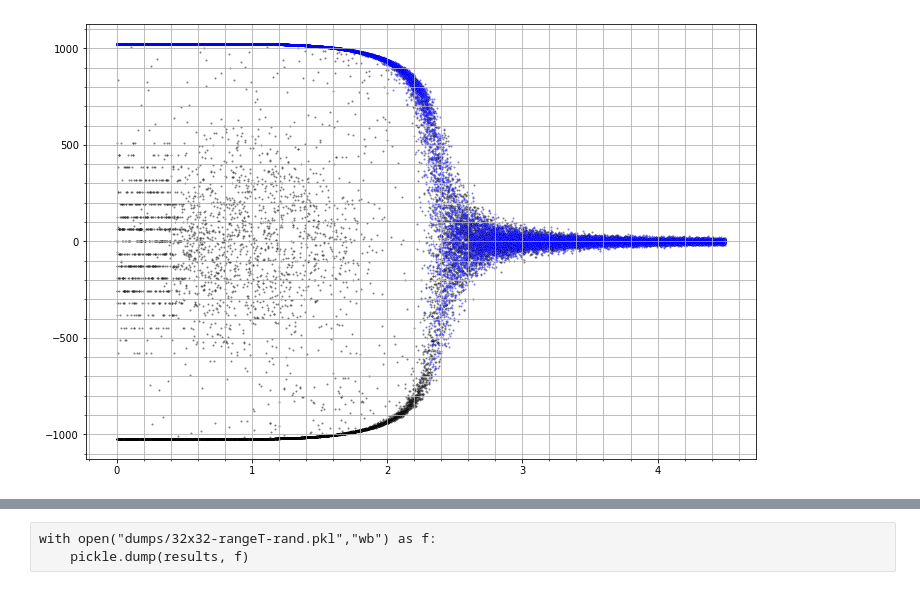
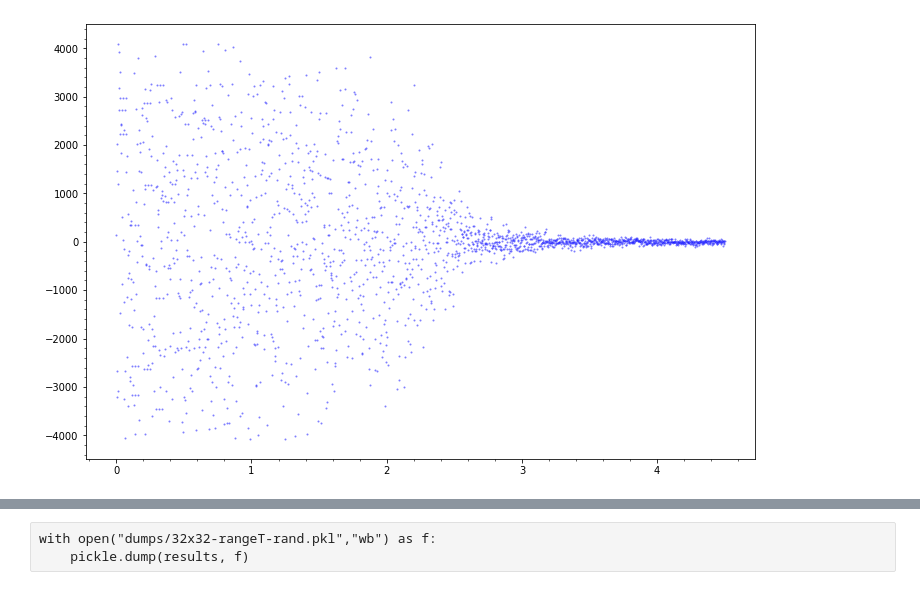
Before and after one commit to ashmat98/ising-model, a Jupyter notebook: python/magnetization-vs-T.ipynb, the cells around one changed output, grey strips where cells are left out. Cells and saved outputs as stored; diff of their text form; code cells hidden in the pictures.

```diff
--- a/python/magnetization-vs-T.ipynb
+++ b/python/magnetization-vs-T.ipynb
@@ -26,5 +19,5 @@ def mystack(data):
 # %%
-pool = Pool(7)
+pool = Pool(4)
 # %%
 with open("dumps/32x32-rangeT-rand.pkl","rb") as f:
     results_rand = pickle.load(f)
@@ -35,7 +28,7 @@ with open("dumps/32x32-rangeT-const.pkl","rb") as f:
 results = results_rand
 # %%
 scale = 200
-times = 100
+times = 10
 
 # Ts = np.concatenate([
 #     np.linspace(0,1.8,scale),
@@ -52,12 +45,13 @@ for Ts1 in tqdm(Ts):
             zip(*(np.arange(runs),
                       [1_000_000]*runs, # steps
                       Ts1, # temperature
-                      [32]*runs, # lattice size
+                      [64]*runs, # lattice size
+                      [64]*runs, # lattice size
                       [100]*runs, # frequency
                       np.random.randint(0,1000000, runs), # seed
                       [1]*runs, # bc
                     [False]*runs, # return_engine
-                    ["constant"]*runs # init
+                    ["random"]*runs # init
                       )),
             chunksize=10
         )
@@ -79,11 +82,9 @@ meanMs_rand = meanMs
 # %%
 # plt.errorbar(Ts, np.abs(meanMs),yerr=errMs)
-plt.scatter(Ts, (meanMs_rand), s=1, marker="o", c="white", edgecolors="k", alpha=0.5)
-plt.scatter(Ts, (meanMs_const), s=1, marker="o", c="white", edgecolors="blue", alpha=0.5)
-
+plt.scatter(Ts, (meanMs), s=1, marker="o", c="white", edgecolors="blue", alpha=0.5)
 plt.minorticks_on()
-plt.grid(which="both")
+# plt.grid(which="both")
 # for t, m in zip(Ts, np.abs(meanMs)):
 #     plt.gca().annotate(f'{t:0.2f}', (t,m))
 # %% [output]
-[figure, old version]
+[figure, new version]
```
Also changed, not shown: parts of 6 cells of this notebook, 7 other files.
